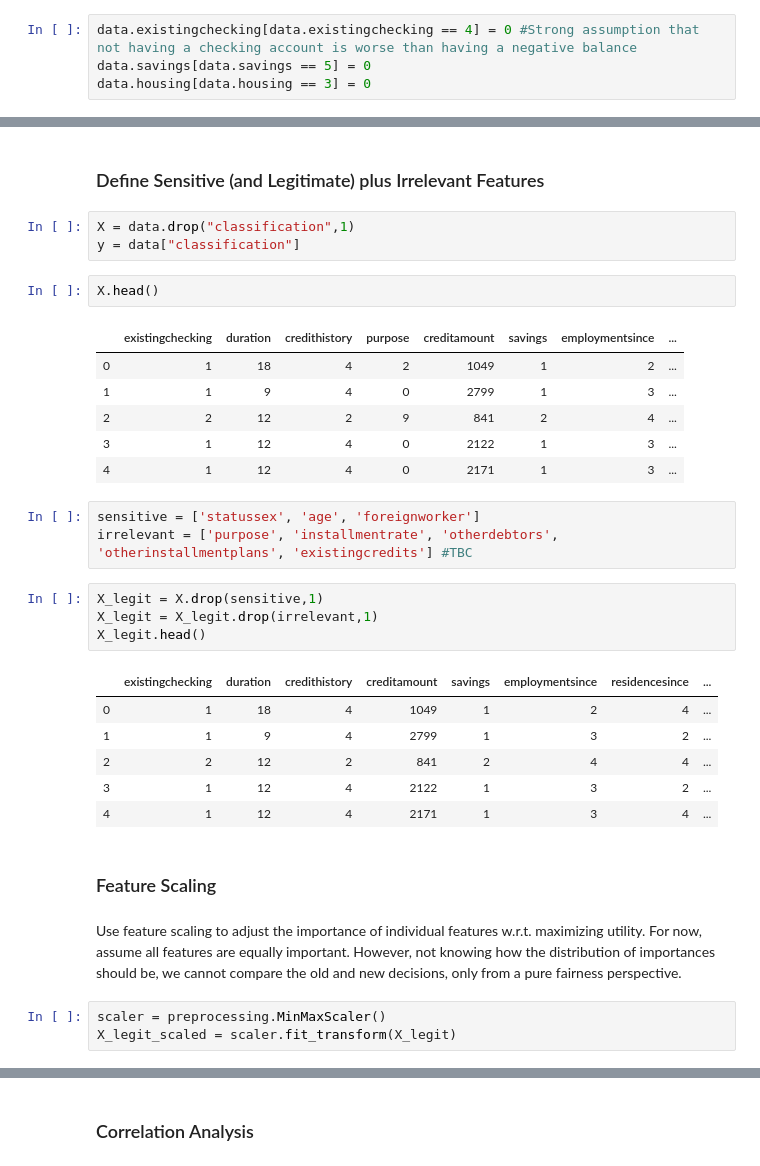
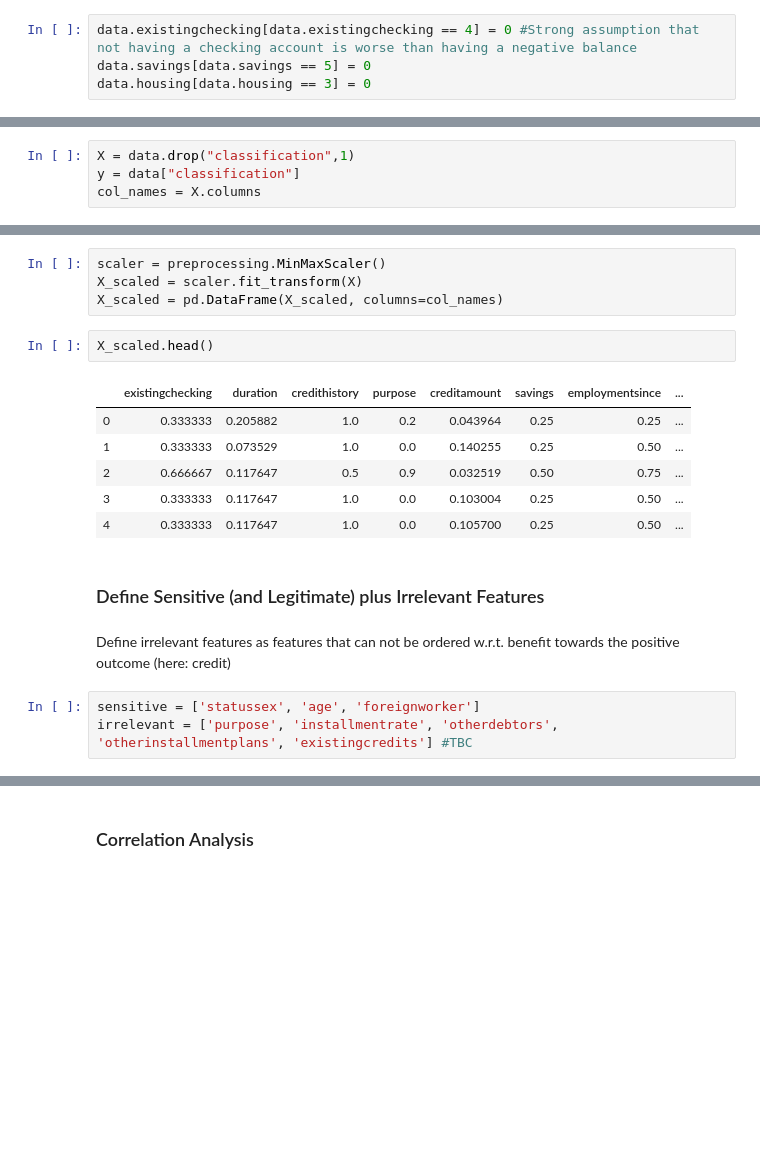
Before and after one commit to jakobschoeffer/fair-ranking, a Jupyter notebook: scripts/german_credit.ipynb, the cells around one changed output, grey strips where cells are left out. Drawn from its saved outputs; the diff is of its cells as text; blank space fills up the shorter version.

Commit message:
Updated German credit analysis

```diff
--- a/scripts/german_credit.ipynb
+++ b/scripts/german_credit.ipynb
@@ -85,0 +92,4 @@ data.housing[data.housing == 3] = 0
+# %%
+X = data.drop("classification",1)
+y = data["classification"]
+col_names = X.columns
@@ -86,35 +105,20 @@ data.housing[data.housing == 3] = 0
+# %%
+scaler = preprocessing.MinMaxScaler()
+X_scaled = scaler.fit_transform(X)
+X_scaled = pd.DataFrame(X_scaled, columns=col_names)
+# %%
+X_scaled.head()
+# %% [output]
+|  | existingchecking | duration | credithistory | purpose | creditamount | savings | employmentsince | ... |
+| 0 | 0.333333 | 0.205882 | 1.0 | 0.2 | 0.043964 | 0.25 | 0.25 | ... |
+| 1 | 0.333333 | 0.073529 | 1.0 | 0.0 | 0.140255 | 0.25 | 0.50 | ... |
+| 2 | 0.666667 | 0.117647 | 0.5 | 0.9 | 0.032519 | 0.50 | 0.75 | ... |
+| 3 | 0.333333 | 0.117647 | 1.0 | 0.0 | 0.103004 | 0.25 | 0.50 | ... |
+| 4 | 0.333333 | 0.117647 | 1.0 | 0.0 | 0.105700 | 0.25 | 0.50 | ... |
 # %% [markdown]
 ### Define Sensitive (and Legitimate) plus Irrelevant Features
-# %%
-X = data.drop("classification",1)
-y = data["classification"]
-# %%
-X.head()
-# %% [output]
-|  | existingchecking | duration | credithistory | purpose | creditamount | savings | employmentsince | ... |
-| 0 | 1 | 18 | 4 | 2 | 1049 | 1 | 2 | ... |
-| 1 | 1 | 9 | 4 | 0 | 2799 | 1 | 3 | ... |
-| 2 | 2 | 12 | 2 | 9 | 841 | 2 | 4 | ... |
-| 3 | 1 | 12 | 4 | 0 | 2122 | 1 | 3 | ... |
-| 4 | 1 | 12 | 4 | 0 | 2171 | 1 | 3 | ... |
+# %% [markdown]
+Define irrelevant features as features that can not be ordered w.r.t. benefit towards the positive outcome (here: credit)
 # %%
 sensitive = ['statussex', 'age', 'foreignworker']
 irrelevant = ['purpose', 'installmentrate', 'otherdebtors', 'otherinstallmentplans', 'existingcredits'] #TBC
-# %%
-X_legit = X.drop(sensitive,1)
-X_legit = X_legit.drop(irrelevant,1)
-X_legit.head()
-# %% [output]
-|  | existingchecking | duration | credithistory | creditamount | savings | employmentsince | residencesince | ... |
-| 0 | 1 | 18 | 4 | 1049 | 1 | 2 | 4 | ... |
-| 1 | 1 | 9 | 4 | 2799 | 1 | 3 | 2 | ... |
-| 2 | 2 | 12 | 2 | 841 | 2 | 4 | 4 | ... |
-| 3 | 1 | 12 | 4 | 2122 | 1 | 3 | 2 | ... |
-| 4 | 1 | 12 | 4 | 2171 | 1 | 3 | 4 | ... |
-# %% [markdown]
-### Feature Scaling
-# %% [markdown]
-Use feature scaling to adjust the importance of individual features w.r.t. maximizing utility. For now, assume all features are equally important. However, not knowing how the distribution of importances should be, we cannot compare the old and new decisions, only from a pure fairness perspective.
-# %%
-scaler = preprocessing.MinMaxScaler()
-X_legit_scaled = scaler.fit_transform(X_legit)
```
Also changed, not shown: parts of 28 cells of this notebook.
